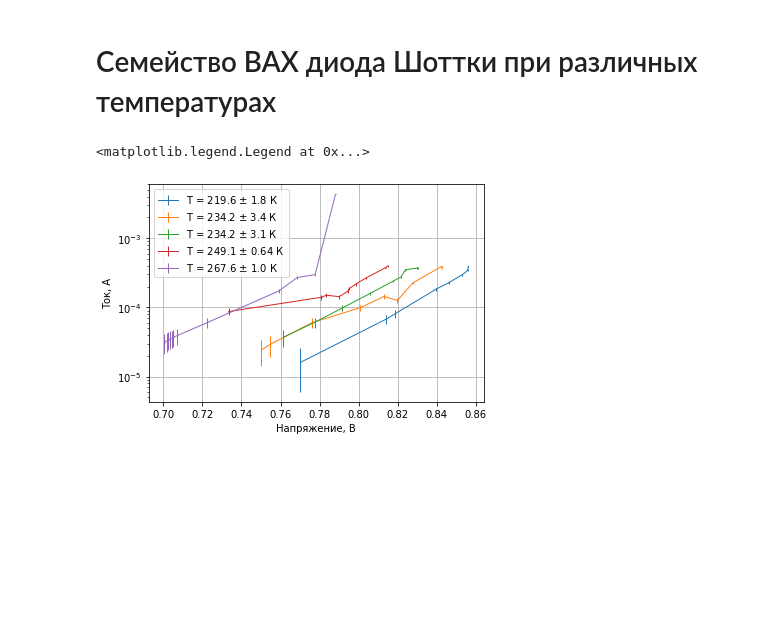
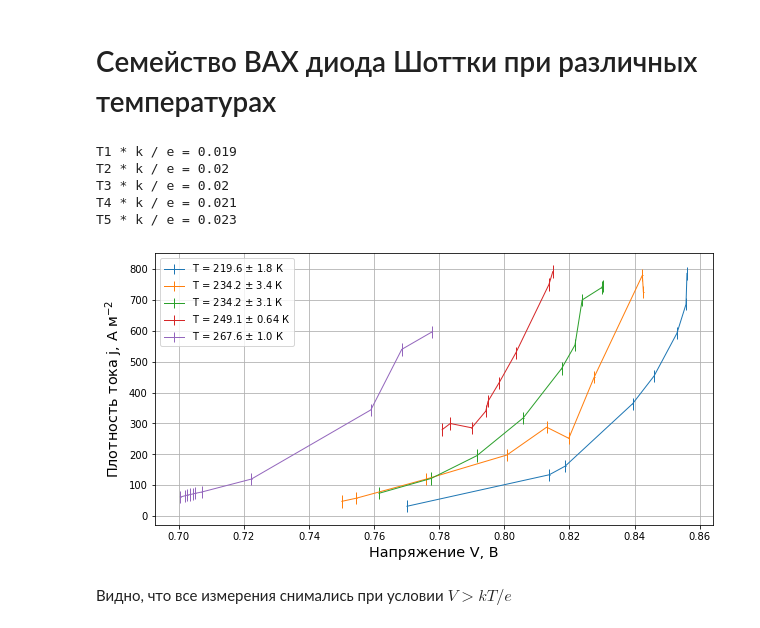
Before and after one commit to MrKozelberg/diod_schottky-, a Jupyter notebook: script.ipynb, the cells around one changed output. Saved outputs shown, nothing was run; the diff lists cells and outputs as text; code cells hidden in the pictures; blank space fills up the shorter version.

```diff
--- a/script.ipynb
+++ b/script.ipynb
@@ -138,42 +138,66 @@ T = 267.6 +- 1.0 К
 # %% [markdown]
 # Cемейство ВАХ диода Шоттки при различных температурах
 # %%
+S = 0.5 * (1e-3)**2  # м**2
+
 vi1 = np.genfromtxt("3.38-3.27.txt")
-vi1[:, 1] /= 10
+vi1[:, 1] /= 10 * S
 
 vi2 = np.genfromtxt("3.68-3.9.txt")
-vi2[:, 1] /= 10
+vi2[:, 1] /= 10 * S
 
 vi3 = np.genfromtxt("3.69-3.89.txt")
-vi3[:, 1] /= 10
+vi3[:, 1] /= 10 * S
 
 vi4 = np.genfromtxt("4.32-4.28.txt")
-vi4[:, 1] /= 10
+vi4[:, 1] /= 10 * S
 
 vi5 = np.genfromtxt("4.89-4.96.txt")
-vi5[:, 1] /= 10
+vi5[:, 1] /= 10 * S
 # %%
 v_izm_err = 1e-4  # В
-i_izm_err = 1e-5  # А
+j_izm_err = 1e-5 / S  # А м-2
 
-plt.errorbar(vi1[:, 0], vi1[:, 1], xerr=v_izm_err, yerr=i_izm_err,
-             label=fr"T = {T1:.4} $\pm$ {T1_err:.2} К", lw=1)
-plt.errorbar(vi2[:, 0], vi2[:, 1], xerr=v_izm_err, yerr=i_izm_err,
-             label=fr"T = {T2:.4} $\pm$ {T2_err:.2} К", lw=1)
-plt.errorbar(vi3[:, 0], vi3[:, 1], xerr=v_izm_err, yerr=i_izm_err,
-             label=fr"T = {T3:.4} $\pm$ {T3_err:.2} К", lw=1)
-plt.errorbar(vi4[:, 0], vi4[:, 1], xerr=v_izm_err, yerr=i_izm_err,
-             label=fr"T = {T4:.4} $\pm$ {T4_err:.2} К", lw=1)
-plt.errorbar(vi5[:, 0], vi5[:, 1], xerr=v_izm_err, yerr=i_izm_err,
-             label=fr"T = {T5:.4} $\pm$ {T5_err:.2} К", lw=1)
+from scipy.constants import k, e
 
-plt.yscale('log')
+plt.errorbar(vi1[:, 0], vi1[:, 1], xerr=v_izm_err, yerr=j_izm_err,
+             label=fr"T = {T1:.4} $\pm$ {T1_err:.2} К", lw=1, c='C0')
+plt.errorbar(vi2[:, 0], vi2[:, 1], xerr=v_izm_err, yerr=j_izm_err,
+             label=fr"T = {T2:.4} $\pm$ {T2_err:.2} К", lw=1, c='C1')
+plt.errorbar(vi3[:, 0], vi3[:, 1], xerr=v_izm_err, yerr=j_izm_err,
+             label=fr"T = {T3:.4} $\pm$ {T3_err:.2} К", lw=1, c='C2')
+plt.errorbar(vi4[:-1, 0], vi4[:-1, 1], xerr=v_izm_err, yerr=j_izm_err,
+             label=fr"T = {T4:.4} $\pm$ {T4_err:.2} К", lw=1, c='C3')
+plt.errorbar(vi5[:-1, 0], vi5[:-1, 1], xerr=v_izm_err, yerr=j_izm_err,
+             label=fr"T = {T5:.4} $\pm$ {T5_err:.2} К", lw=1, c='C4')
 
-plt.xlabel('Напряжение, В')
-plt.ylabel('Ток, А')
+# plt.axvline(x=T1 * k / e, c='C0', ls='--')
+# plt.axvline(x=T2 * k / e, c='C1', ls='--')
+# plt.axvline(x=T3 * k / e, c='C2', ls='--')
+# plt.axvline(x=T4 * k / e, c='C3', ls='--')
+# plt.axvline(x=T5 * k / e, c='C4', ls='--')
+
+# plt.yscale('log')
+
+plt.xlabel('Напряжение V, В', fontsize='x-large')
+plt.ylabel(r'Плотность тока j, А м${}^{-2}$', fontsize='x-large')
 
 plt.grid()
 plt.legend(loc=2)
+
+print(f'T1 * k / e = {T1 * k / e:.2}')
+print(f'T2 * k / e = {T2 * k / e:.2}')
+print(f'T3 * k / e = {T3 * k / e:.2}')
+print(f'T4 * k / e = {T4 * k / e:.2}')
+print(f'T5 * k / e = {T5 * k / e:.2}')
+
+plt.rcParams["figure.figsize"] = (10,5)
 # %% [output]
-<matplotlib.legend.Legend at 0x...>
+T1 * k / e = 0.019
+T2 * k / e = 0.02
+T3 * k / e = 0.02
+T4 * k / e = 0.021
+T5 * k / e = 0.023
-[figure, old version]
+[figure, new version]
+# %% [markdown]
+Видно, что все измерения снимались при условии $V > kT/e$
```
Also changed, not shown: parts of 3 cells of this notebook.
